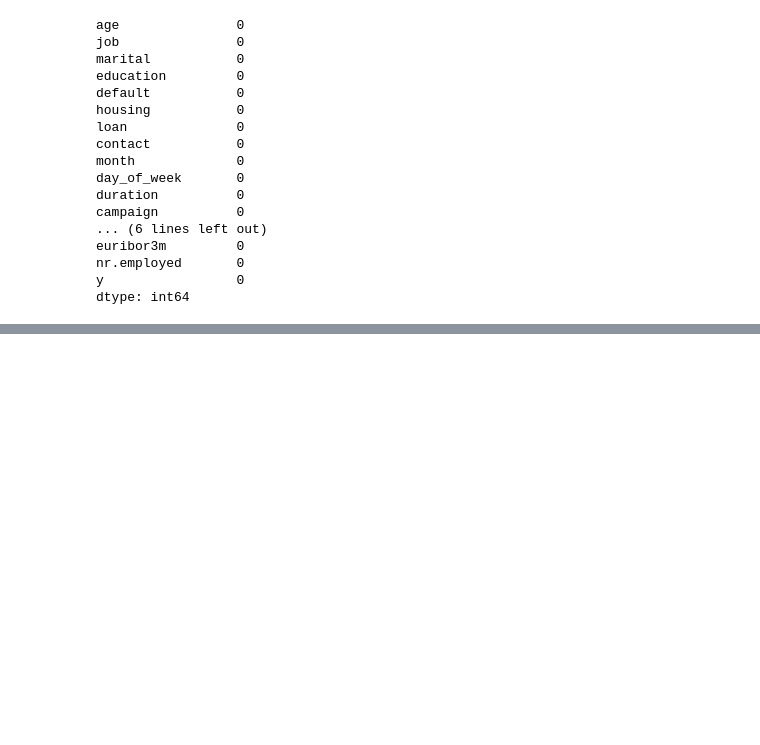
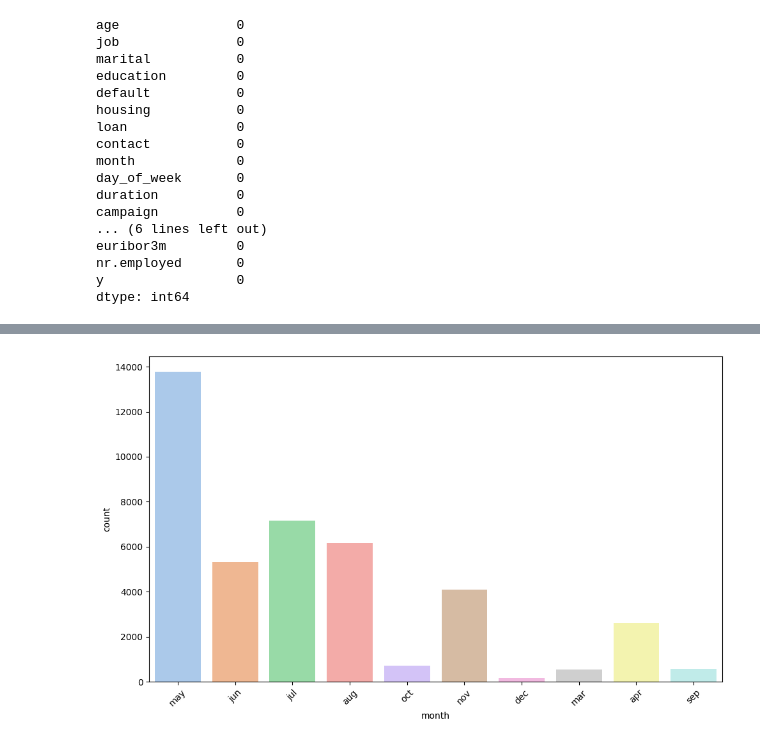
Before and after one commit to 4GeeksAcademy/machine-learning-python-template_regresion_logistica_melissahm, a Jupyter notebook: src/explore.ipynb, the cells around one changed output, grey strips where cells are left out. Saved outputs shown, nothing was run; the diff lists cells and outputs as text; code cells hidden in the pictures; blank space fills up the shorter version.

```diff
--- a/src/explore.ipynb
+++ b/src/explore.ipynb
@@ -96,0 +269,11 @@ Notas del dataset:
+# %%
+fig, ax = plt.subplots(figsize=(10, 6))
+
+sns.countplot(data=df, x="month", palette='pastel', hue="month", legend=False, ax=ax)
+
+ax.tick_params(axis='x', rotation=45)
+
+plt.tight_layout()
+plt.show()
+# %% [output]
+[figure, added]
```
Also changed, not shown: parts of 35 cells of this notebook.
